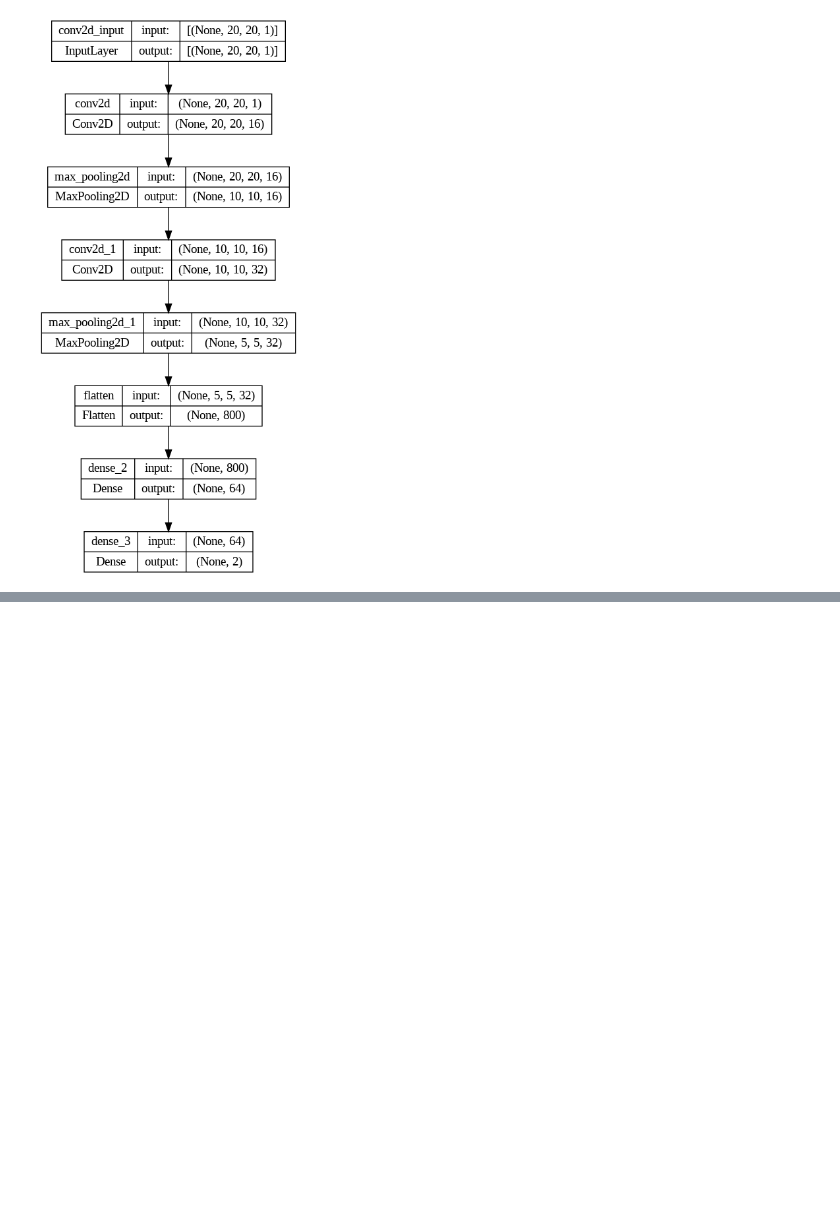
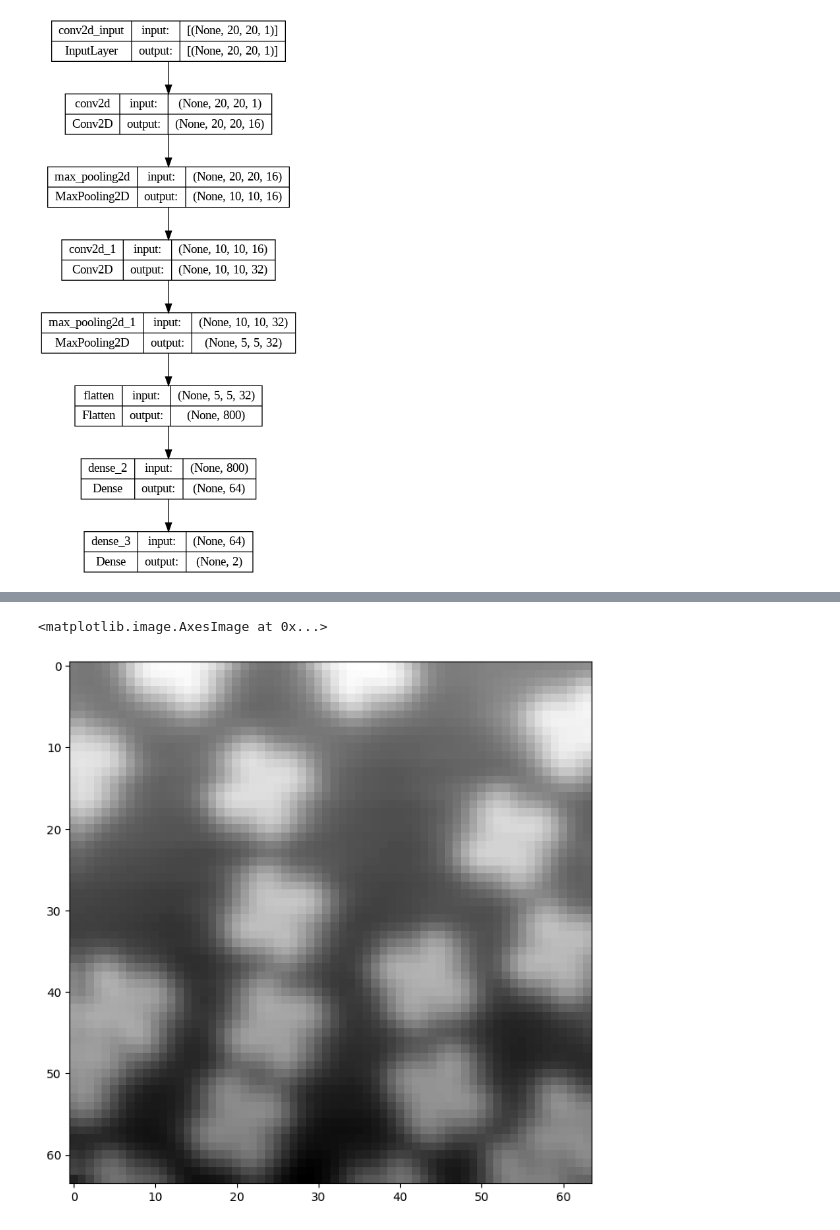
Before and after one commit to savimhl/MLPNS, a Jupyter notebook: NeuralNetworks.ipynb, the cells around one changed output, grey strips where cells are left out. Drawn from its saved outputs; the diff is of its cells as text; code cells hidden in the pictures; blank space fills up the shorter version.

```diff
--- a/NeuralNetworks.ipynb
+++ b/NeuralNetworks.ipynb
@@ -473,0 +491,5 @@ plt.legend()
+# %%
+plt.imshow(norm[51])
+# %% [output]
+<matplotlib.image.AxesImage at 0x...>
+[figure, added]
```
Also changed, not shown: parts of 13 cells of this notebook.
